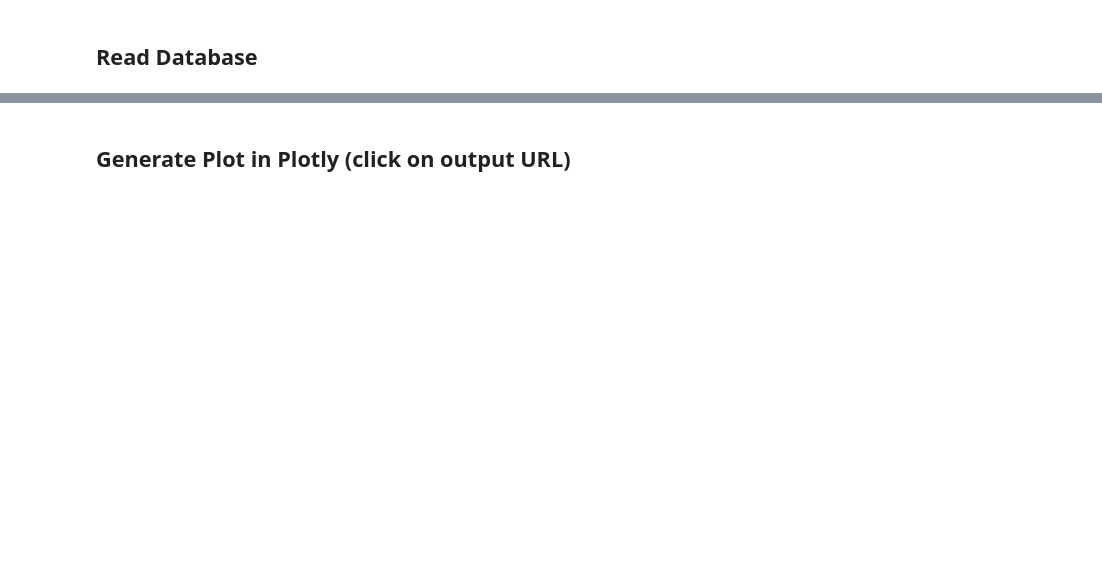
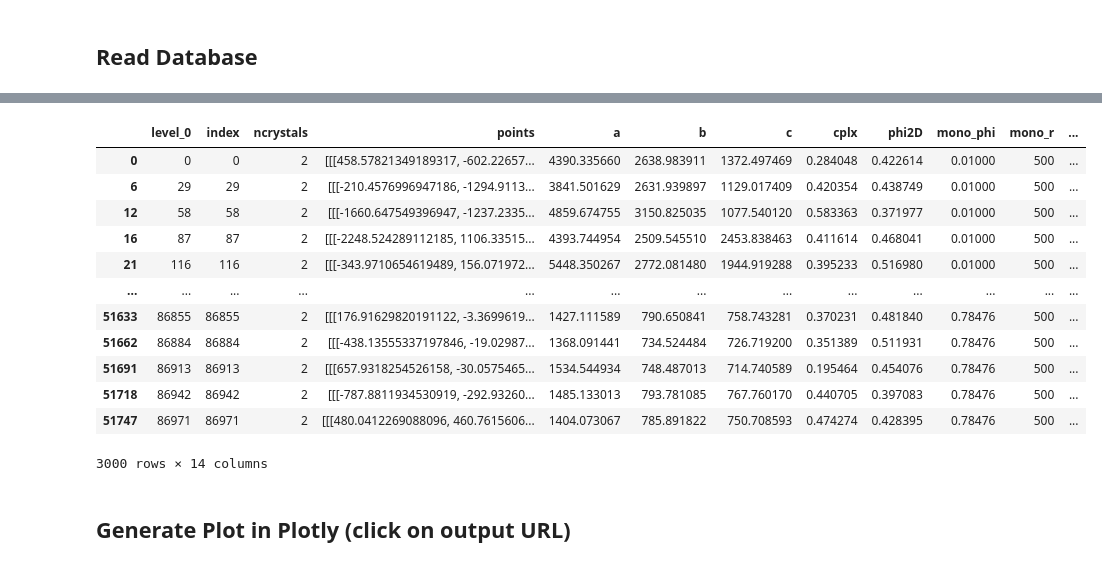
Before and after one commit to vprzybylo/IPAS, a Jupyter notebook: analysis/Agg_Visualizations.ipynb, the cells around one changed output, grey strips where cells are left out. Drawn from its saved outputs; the diff is of its cells as text; code cells hidden in the pictures; blank space fills up the shorter version.

```diff
--- a/analysis/Agg_Visualizations.ipynb
+++ b/analysis/Agg_Visualizations.ipynb
@@ -52,3 +55,20 @@ Wall time: 30.9 s
+# %%
+df = df.reset_index(drop=True)
+df[df.ncrystals == 2].head(3000)
+# %% [output]
+|  | level_0 | index | ncrystals | points | a | b | c | cplx | phi2D | mono_phi | mono_r | ... |
+| 0 | 0 | 0 | 2 | [[[458.57821349189317, -602.22657... | 4390.335660 | 2638.983911 | 1372.497469 | 0.284048 | 0.422614 | 0.01000 | 500 | ... |
+| 6 | 29 | 29 | 2 | [[[-210.4576996947186, -1294.9113... | 3841.501629 | 2631.939897 | 1129.017409 | 0.420354 | 0.438749 | 0.01000 | 500 | ... |
+| 12 | 58 | 58 | 2 | [[[-1660.647549396947, -1237.2335... | 4859.674755 | 3150.825035 | 1077.540120 | 0.583363 | 0.371977 | 0.01000 | 500 | ... |
+| 16 | 87 | 87 | 2 | [[[-2248.524289112185, 1106.33515... | 4393.744954 | 2509.545510 | 2453.838463 | 0.411614 | 0.468041 | 0.01000 | 500 | ... |
+| 21 | 116 | 116 | 2 | [[[-343.9710654619489, 156.071972... | 5448.350267 | 2772.081480 | 1944.919288 | 0.395233 | 0.516980 | 0.01000 | 500 | ... |
+| ... | ... | ... | ... | ... | ... | ... | ... | ... | ... | ... | ... | ... |
+| 51633 | 86855 | 86855 | 2 | [[[176.91629820191122, -3.3699619... | 1427.111589 | 790.650841 | 758.743281 | 0.370231 | 0.481840 | 0.78476 | 500 | ... |
+| 51662 | 86884 | 86884 | 2 | [[[-438.13555337197846, -19.02987... | 1368.091441 | 734.524484 | 726.719200 | 0.351389 | 0.511931 | 0.78476 | 500 | ... |
+| 51691 | 86913 | 86913 | 2 | [[[657.9318254526158, -30.0575465... | 1534.544934 | 748.487013 | 714.740589 | 0.195464 | 0.454076 | 0.78476 | 500 | ... |
+| 51718 | 86942 | 86942 | 2 | [[[-787.8811934530919, -292.93260... | 1485.133013 | 793.781085 | 767.760170 | 0.440705 | 0.397083 | 0.78476 | 500 | ... |
+| 51747 | 86971 | 86971 | 2 | [[[480.0412269088096, 460.7615606... | 1404.073067 | 785.891822 | 750.708593 | 0.474274 | 0.428395 | 0.78476 | 500 | ... |
+3000 rows × 14 columns
 # %% [markdown]
 ## Generate Plot in Plotly (click on output URL)
 # %%
```
Also changed, not shown: parts of 7 cells of this notebook, 5 other files.
